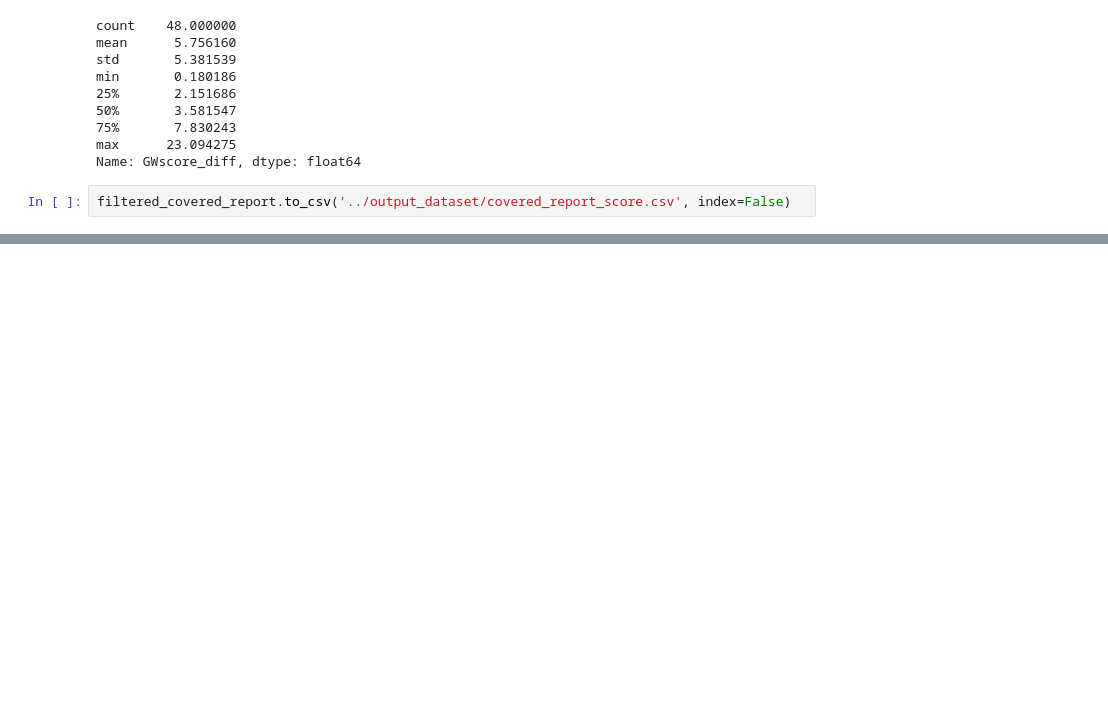
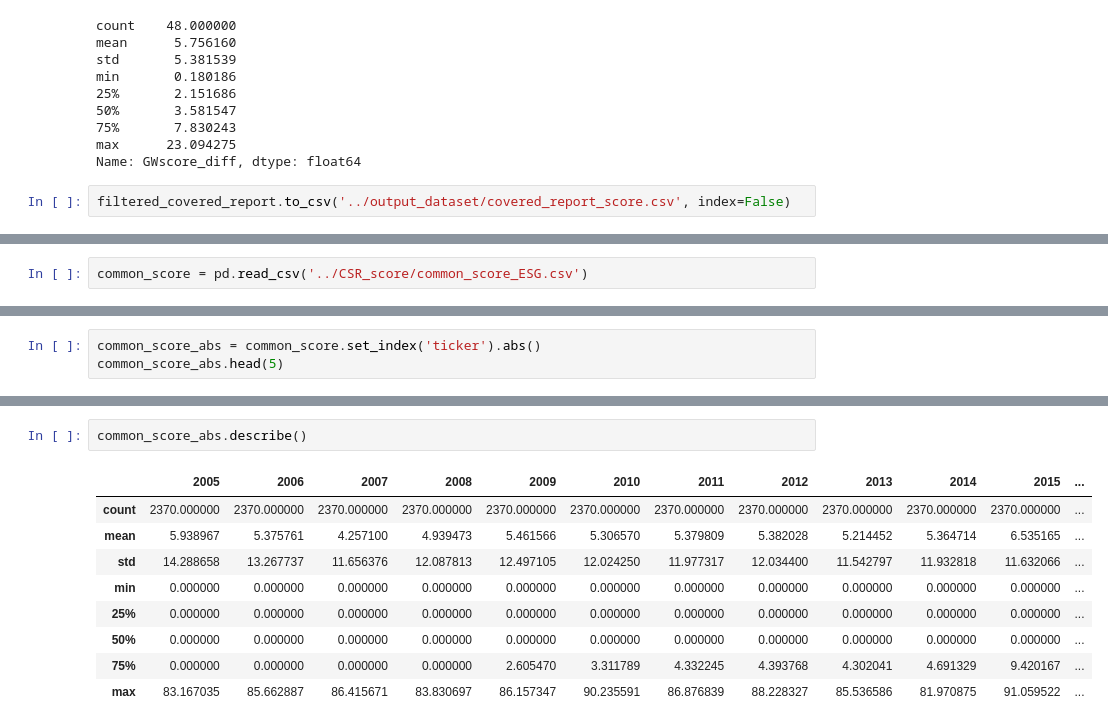
Before and after one commit to 10youting01/Master-s-Thesis-Detecting-and-measuring-greenwashing-in-corporate-sustainability-reports-using-ML, a Jupyter notebook: preprocess/cover_report_score_trend.ipynb, the cells around one changed output, grey strips where cells are left out. Cells and saved outputs as stored; diff of their text form; blank space fills up the shorter version.

Commit message:
Check greenwashing score describe

```diff
--- a/preprocess/cover_report_score_trend.ipynb
+++ b/preprocess/cover_report_score_trend.ipynb
@@ -149,0 +154,2 @@ filtered_covered_report.to_csv('../output_dataset/covered_report_score.csv', ind
+# %%
+common_score = pd.read_csv('../CSR_score/common_score_ESG.csv')
@@ -149,0 +166,3 @@ filtered_covered_report.to_csv('../output_dataset/covered_report_score.csv', ind
+# %%
+common_score_abs = common_score.set_index('ticker').abs()
+common_score_abs.head(5)
@@ -149,0 +177,12 @@ filtered_covered_report.to_csv('../output_dataset/covered_report_score.csv', ind
+# %%
+common_score_abs.describe()
+# %% [output]
+|  | 2005 | 2006 | 2007 | 2008 | 2009 | 2010 | 2011 | 2012 | 2013 | 2014 | 2015 | ... |
+| count | 2370.000000 | 2370.000000 | 2370.000000 | 2370.000000 | 2370.000000 | 2370.000000 | 2370.000000 | 2370.000000 | 2370.000000 | 2370.000000 | 2370.000000 | ... |
+| mean | 5.938967 | 5.375761 | 4.257100 | 4.939473 | 5.461566 | 5.306570 | 5.379809 | 5.382028 | 5.214452 | 5.364714 | 6.535165 | ... |
+| std | 14.288658 | 13.267737 | 11.656376 | 12.087813 | 12.497105 | 12.024250 | 11.977317 | 12.034400 | 11.542797 | 11.932818 | 11.632066 | ... |
+| min | 0.000000 | 0.000000 | 0.000000 | 0.000000 | 0.000000 | 0.000000 | 0.000000 | 0.000000 | 0.000000 | 0.000000 | 0.000000 | ... |
+| 25% | 0.000000 | 0.000000 | 0.000000 | 0.000000 | 0.000000 | 0.000000 | 0.000000 | 0.000000 | 0.000000 | 0.000000 | 0.000000 | ... |
+| 50% | 0.000000 | 0.000000 | 0.000000 | 0.000000 | 0.000000 | 0.000000 | 0.000000 | 0.000000 | 0.000000 | 0.000000 | 0.000000 | ... |
+| 75% | 0.000000 | 0.000000 | 0.000000 | 0.000000 | 2.605470 | 3.311789 | 4.332245 | 4.393768 | 4.302041 | 4.691329 | 9.420167 | ... |
+| max | 83.167035 | 85.662887 | 86.415671 | 83.830697 | 86.157347 | 90.235591 | 86.876839 | 88.228327 | 85.536586 | 81.970875 | 91.059522 | ... |
```
Also changed, not shown: parts of 4 cells of this notebook.
